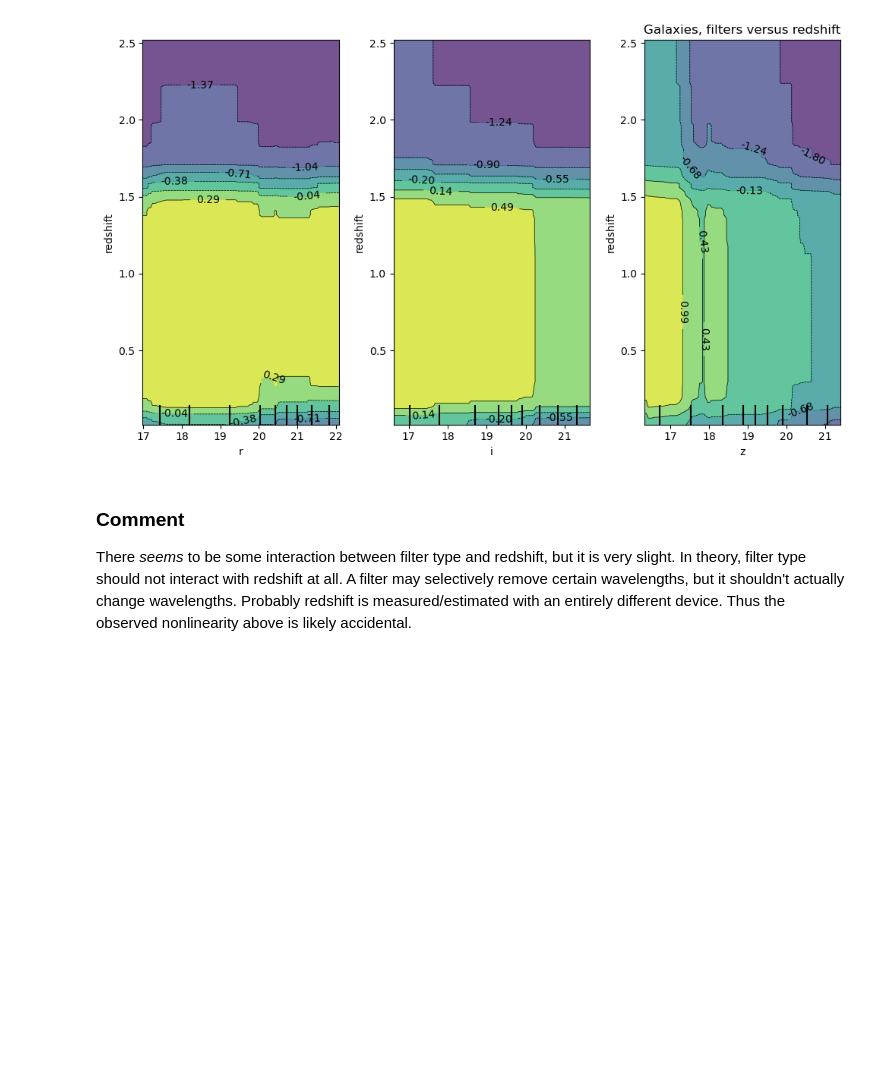
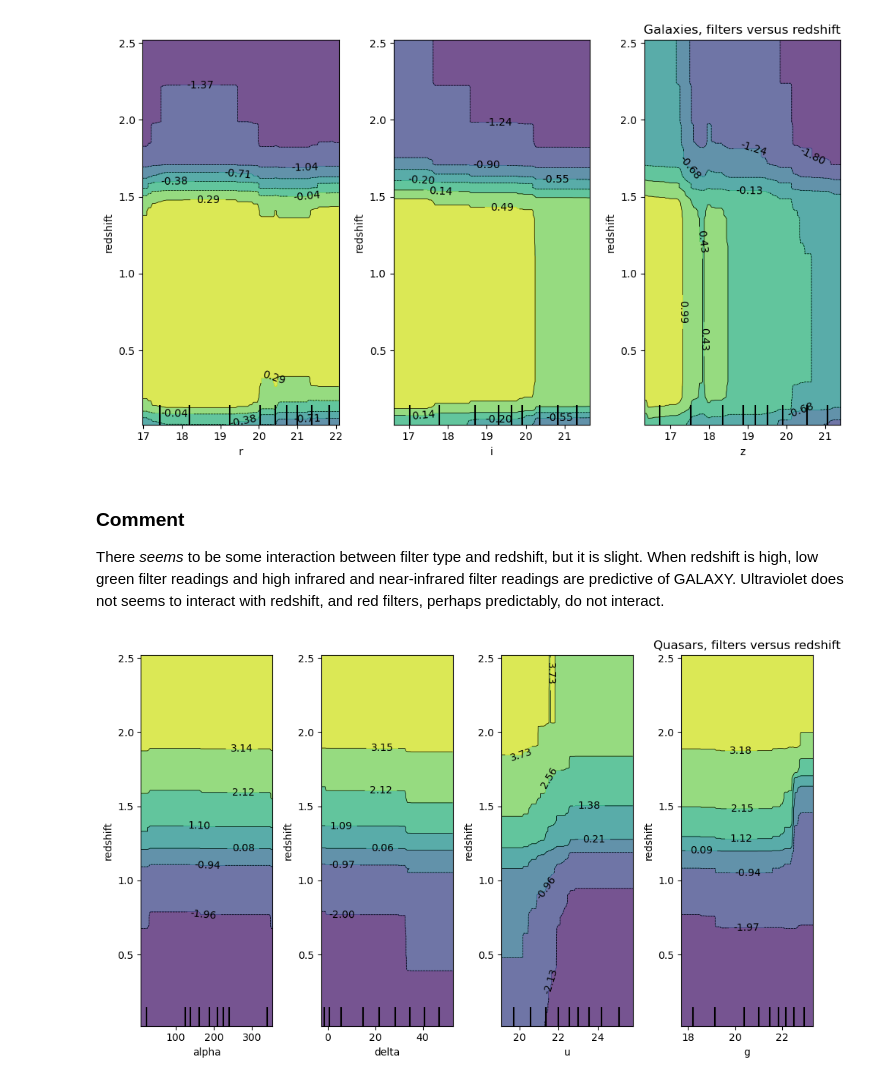
Before and after one commit to jaqueshere/kaggle-playground-stellar, a Jupyter notebook: kaggle-astro-exploratory.ipynb, the cells around one changed output. Drawn from its saved outputs; the diff is of its cells as text; code cells hidden in the pictures; blank space fills up the shorter version.

Commit message:
Corrected EDA, added combined redshift-filter features

```diff
--- a/kaggle-astro-exploratory.ipynb
+++ b/kaggle-astro-exploratory.ipynb
@@ -489,4 +489,21 @@ plt.show()
 # %% [markdown]
 ### Comment
 
-There *seems* to be some interaction between filter type and redshift, but it is very slight. In theory, filter type should not interact with redshift at all. A filter may selectively remove certain wavelengths, but it shouldn't actually change wavelengths. Probably redshift is measured/estimated with an entirely different device. Thus the observed nonlinearity above is likely accidental.
+There *seems* to be some interaction between filter type and redshift, but it is slight. When redshift is high, low green filter readings and high infrared and near-infrared filter readings are predictive of GALAXY. Ultraviolet does not seems to interact with redshift, and red filters, perhaps predictably, do not interact.
+# %%
+fig, axes = plt.subplots(nrows=1, ncols=4, figsize=(10, 6))
+axes_iterator = axes.flat
+
+for filter_type in filters1:
+    ax = next(axes_iterator)
+    display = PartialDependenceDisplay.from_estimator(
+        estimator=gbc,
+        X=X,
+        features=[(filter_type, 'redshift')],
+        target=1.,
+        ax=ax)
+plt.title("Quasars, filters versus redshift")
+plt.tight_layout()
+plt.show()
+# %% [output]
+[figure, added]
```
Also changed, not shown: parts of 5 cells of this notebook, 1 other file.
